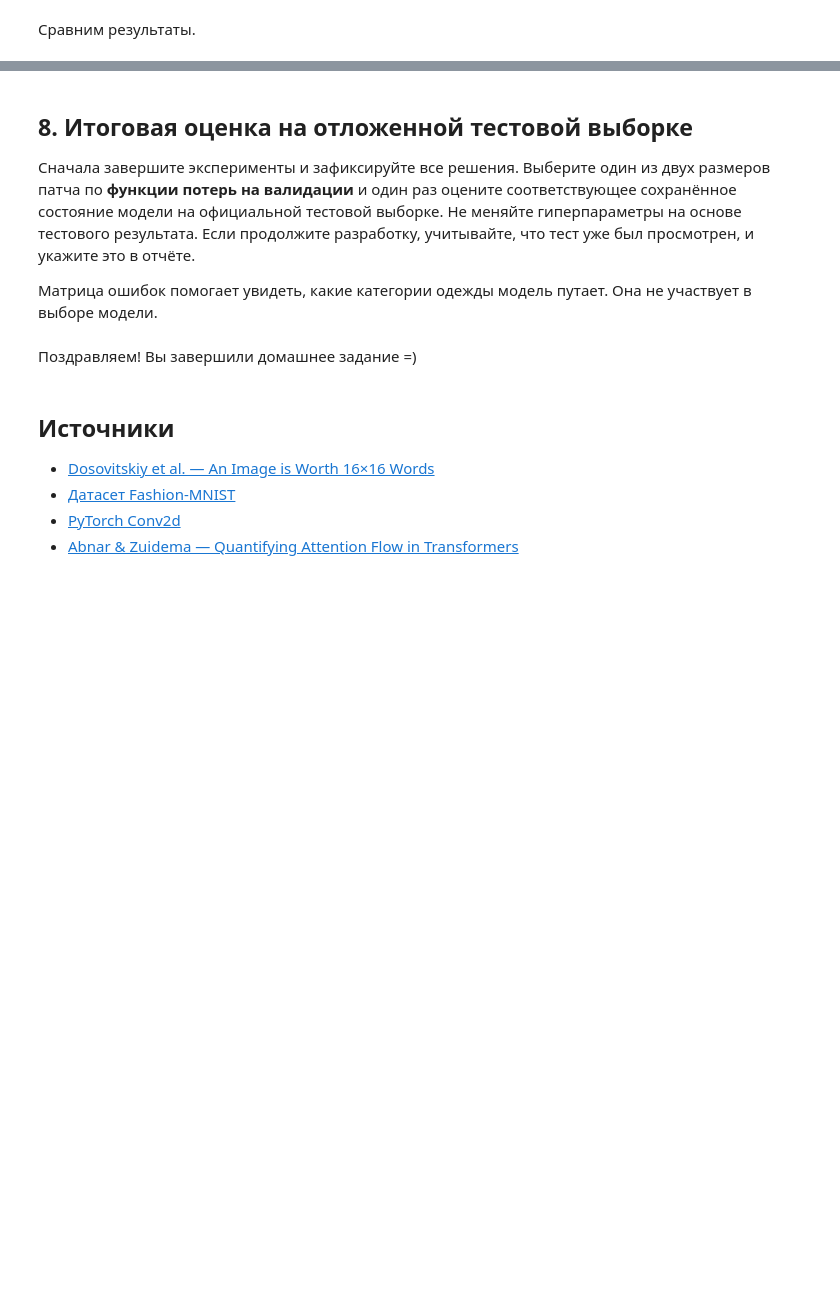
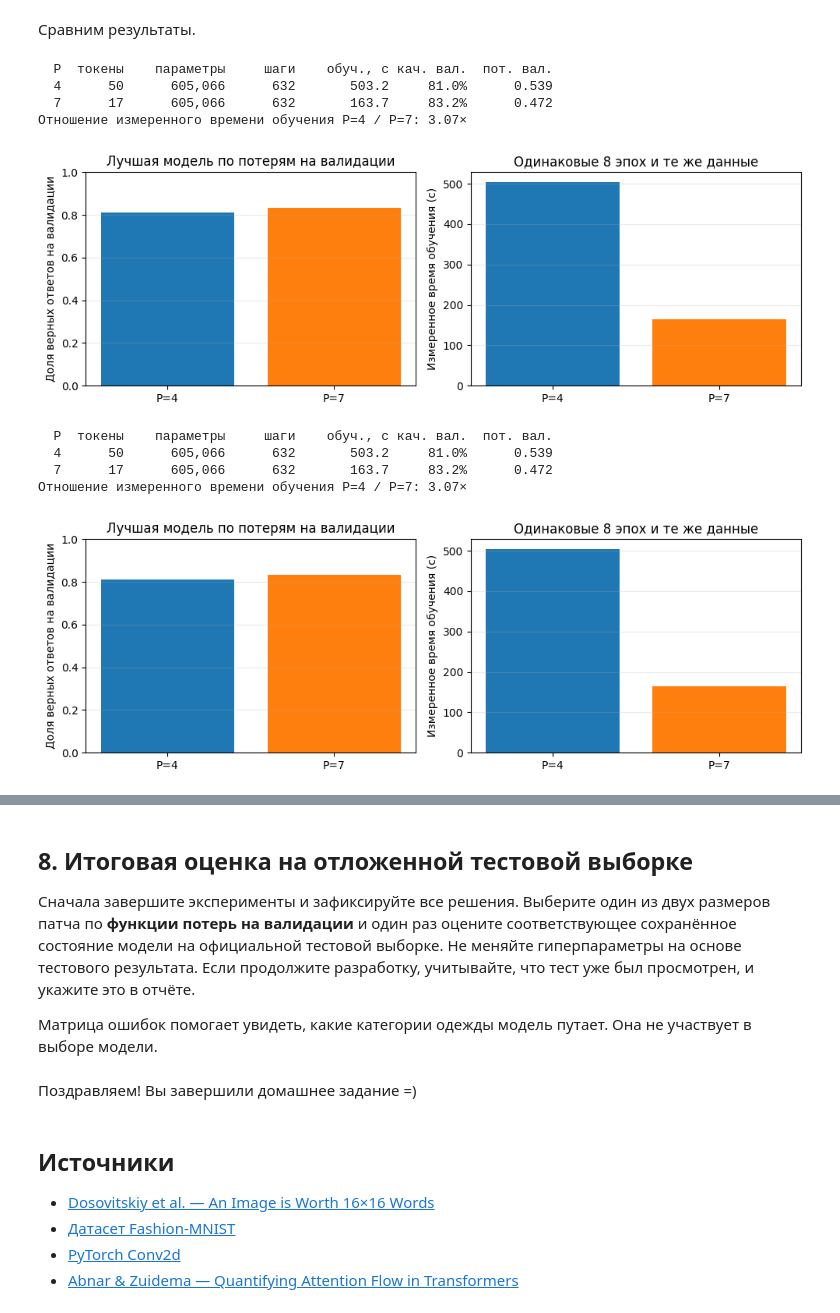
Before and after one commit to yastreb13/dzdlmfti, a Jupyter notebook: Копия_блокнота_"tiny_vit_homework_ru_ipynb".ipynb, the cells around one changed output, grey strips where cells are left out. Drawn from its saved outputs; the diff is of its cells as text; code cells hidden in the pictures; blank space fills up the shorter version.

```diff
--- a/Копия_блокнота_"tiny_vit_homework_ru_ipynb".ipynb
+++ b/Копия_блокнота_"tiny_vit_homework_ru_ipynb".ipynb
@@ -774,12 +767,23 @@ with torch.no_grad():
     original = shuffle_model(exp_x)
     # Переставьте патчи ДО добавления positional encodings, используя SHUFFLE_SEED.
     # Позиционные эмбеддинги включены.
-    before_positions = <ВАШ КОД>
+    before_positions = shuffle_model(
+        exp_x,
+        seed=SHUFFLE_SEED,
+        permutation_stage="before_pos",
+        use_positions=True
+    )
+
     # Переставьте патчи ПОСЛЕ добавления positional encodings, используя SHUFFLE_SEED.
     # Позиционные эмбеддинги включены.
-    after_positions = <ВАШ КОД>
+    after_positions = shuffle_model(exp_x,
+        seed=SHUFFLE_SEED,
+        permutation_stage="after_pos",
+        use_positions=True)
     # Запустите модель без позиционных эмбеддингов и без перестановки патчей.
-    no_positions = <ВАШ КОД>
+    no_positions = shuffle_model(exp_x,
+
+        use_positions=False)
 # %% [markdown]
 Ниже приведена функция перестановки патчей самого изображения, а не их эмбеддингов. Она позволяет показать, что «видит» трансформер после перестановки эмбеддингов. При одинаковом seed перестановка патчей исходного изображения должна быть эквивалентна перестановке их эмбеддингов до добавления позиций.
 # %%
@@ -1137,11 +1264,14 @@ plt.tight_layout(); plt.show()
 def patch_statistics(image_size, patch_size):
     assert image_size % patch_size == 0
     # TODO 8: верните словарь с ключами "patches", "tokens", "attention_entries".
-    return <ВАШ КОД>
+    return {"patches": (image_size/patch_size)**2, "tokens": (image_size/patch_size)**2+1, "attention_entries":((image_size/patch_size)**2+1)**2}
+# %%
+PATCH_SIZE = 4
 # %% [markdown]
 Следующая ячейка содержит проверки вашей реализации.
 # %%
 OTHER_PATCH_SIZE = 7
+IMAGE_SIZE = 28
 assert patch_statistics(28, 4) == {"patches": 49, "tokens": 50, "attention_entries": 2500}
 assert patch_statistics(28, 7) == {"patches": 16, "tokens": 17, "attention_entries": 289}
 for p in (PATCH_SIZE, OTHER_PATCH_SIZE):
@@ -1166,23 +1315,35 @@ model = main_result["model"]
 # %%
 comparison = {PATCH_SIZE: main_result, OTHER_PATCH_SIZE: other_result}
 print(f"{'P':>3} {'токены':>7} {'параметры':>12} {'шаги':>8} {'обуч., с':>11} {'кач. вал.':>9} {'пот. вал.':>10}")
 for p, result in comparison.items():
     stats = patch_statistics(IMAGE_SIZE, p)
-    print(f"{p:3d} {stats['tokens']:7d} {result['parameters']:12,d} {result['updates']:8d} "
+    print(f"{p:3d} {int(stats['tokens']):7d} {result['parameters']:12,d} {int(result['updates']):8d} "
           f"{result['train_seconds']:11.1f} {result['val_acc']:9.1%} {result['val_loss']:10.3f}")
 assert main_result["updates"] == other_result["updates"]
 print(f"Отношение измеренного времени обучения P={PATCH_SIZE} / P={OTHER_PATCH_SIZE}: "
       f"{main_result['train_seconds'] / other_result['train_seconds']:.2f}×")
 
 fig, axes = plt.subplots(1, 2, figsize=(10, 3.5))
 names = [f"P={p}" for p in comparison]
 axes[0].bar(names, [r["val_acc"] for r in comparison.values()], color=["tab:blue", "tab:orange"])
 axes[0].set(ylabel='Доля верных ответов на валидации', ylim=(0, 1), title='Лучшая модель по потерям на валидации')
 axes[1].bar(names, [r["train_seconds"] for r in comparison.values()], color=["tab:blue", "tab:orange"])
 axes[1].set(ylabel='Измеренное время обучения (с)', title=f"Одинаковые {EPOCHS} эпох и те же данные")
 for ax in axes:
     ax.grid(axis="y", alpha=0.25)
-plt.tight_layout(); plt.show()
+plt.tight_layout()
+plt.show()
+# %% [output]
+  P  токены    параметры     шаги    обуч., с кач. вал.  пот. вал.
+  4      50      605,066      632       503.2     81.0%      0.539
+  7      17      605,066      632       163.7     83.2%      0.472
+Отношение измеренного времени обучения P=4 / P=7: 3.07×
+[figure, added]
+  P  токены    параметры     шаги    обуч., с кач. вал.  пот. вал.
+  4      50      605,066      632       503.2     81.0%      0.539
+  7      17      605,066      632       163.7     83.2%      0.472
+Отношение измеренного времени обучения P=4 / P=7: 3.07×
+[figure, added]
 # %% [markdown]
 ### Обсуждение (150–250 слов) (2 балла)
 
```
Also changed, not shown: parts of 20 cells of this notebook.
